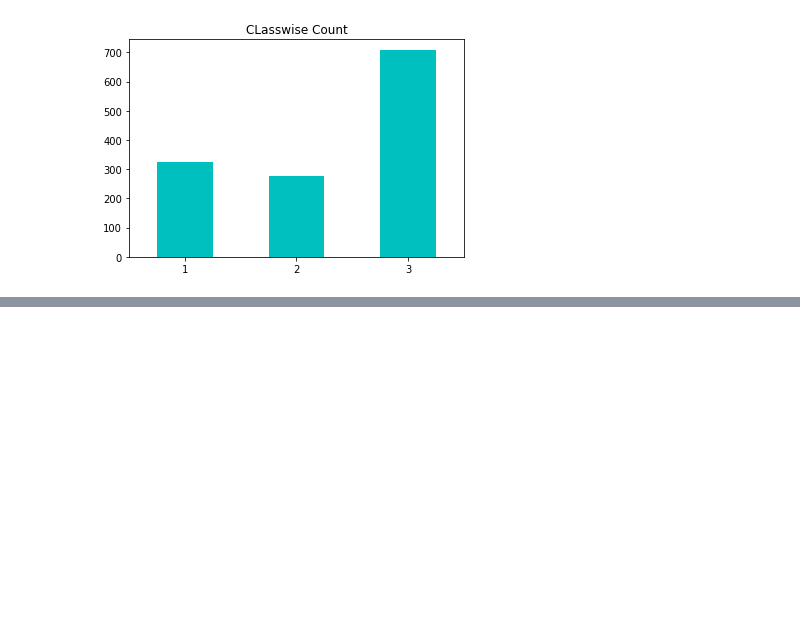
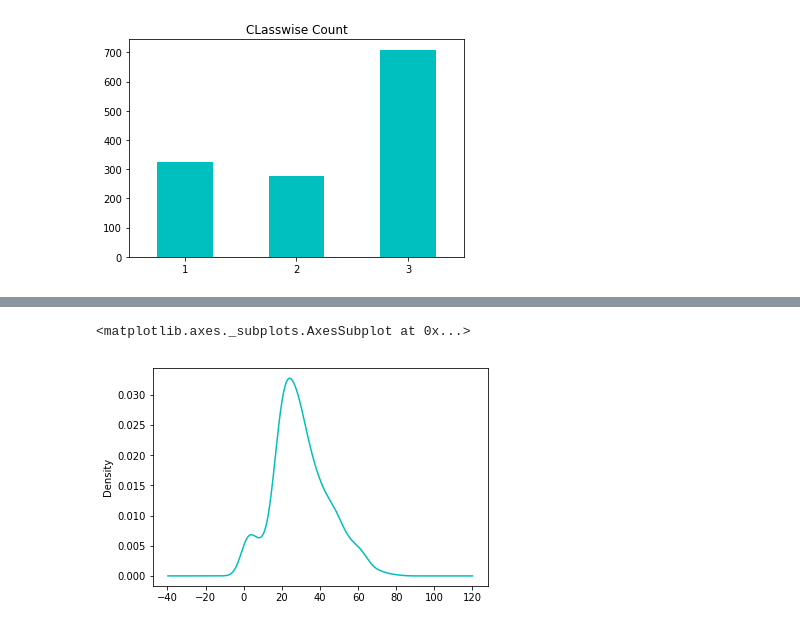
Before and after one commit to ytnvj2/titanic-disaster, a Jupyter notebook: notebooks/ExploratoryDataAnalysis.ipynb, the cells around one changed output, grey strips where cells are left out. Drawn from its saved outputs; the diff is of its cells as text; code cells hidden in the pictures; blank space fills up the shorter version.

```diff
--- a/notebooks/ExploratoryDataAnalysis.ipynb
+++ b/notebooks/ExploratoryDataAnalysis.ipynb
@@ -408,0 +417,6 @@ df.Pclass.value_counts(sort=False).plot(kind='bar',title='CLasswise Count',rot=0
+# %%
+df.Age.plot(kind='kde',color='c')
+#KDE plot with right skewness
+# %% [output]
+<matplotlib.axes._subplots.AxesSubplot at 0x...>
+[figure, added]
```
Also changed, not shown: parts of 102 cells of this notebook, 1 other file.
